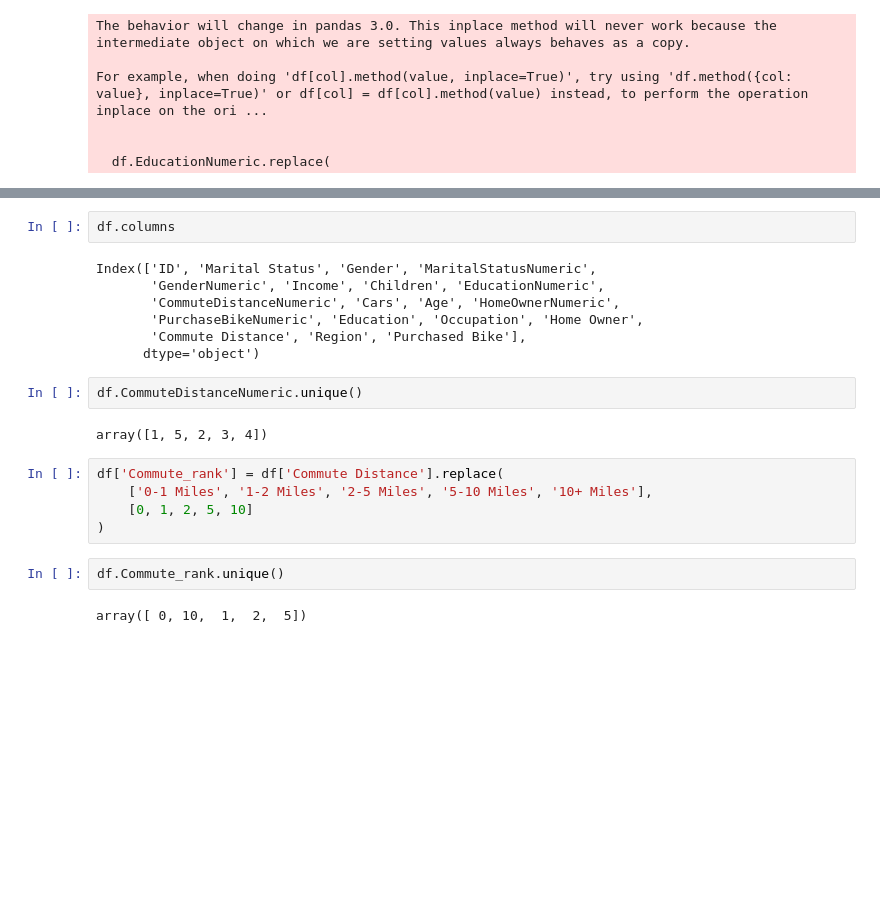
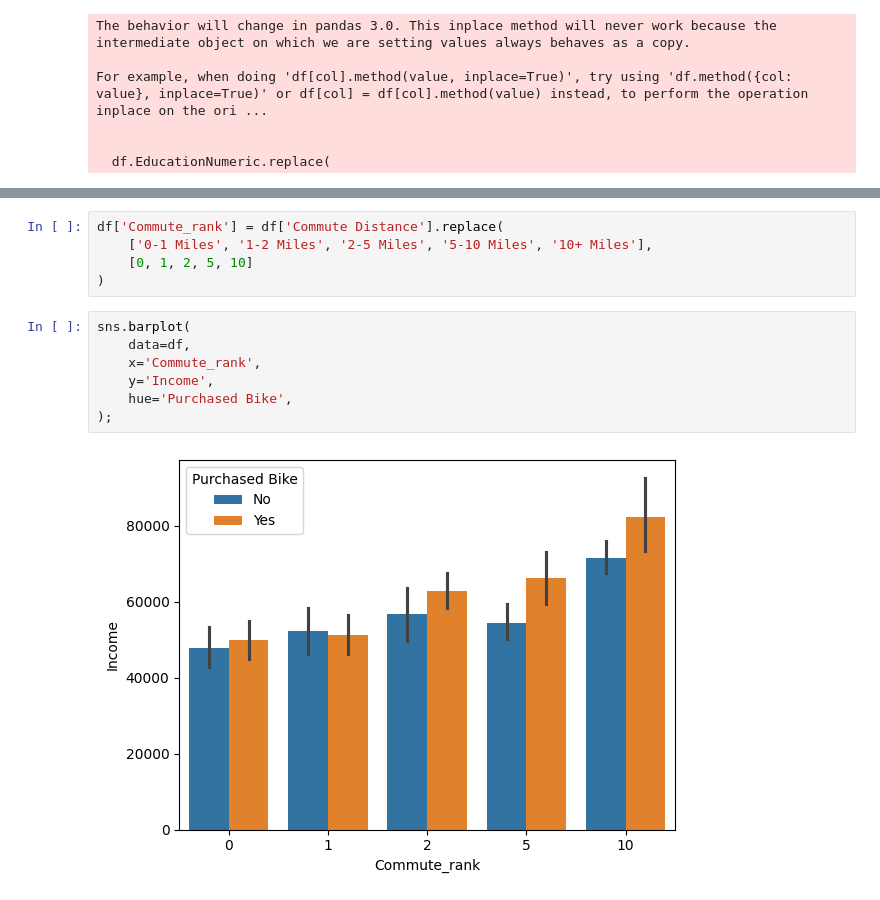
Before and after one commit to lewinskie254/eda, a Jupyter notebook: Anova_Link_2.ipynb, the cells around one changed output, grey strips where cells are left out. Saved outputs shown, nothing was run; the diff lists cells and outputs as text; blank space fills up the shorter version.

```diff
--- a/Anova_Link_2.ipynb
+++ b/Anova_Link_2.ipynb
@@ -84,22 +71,14 @@ dtype: int64
-# %%
-df.columns
-# %% [output]
-Index(['ID', 'Marital Status', 'Gender', 'MaritalStatusNumeric',
-       'GenderNumeric', 'Income', 'Children', 'EducationNumeric',
-       'CommuteDistanceNumeric', 'Cars', 'Age', 'HomeOwnerNumeric',
-       'PurchaseBikeNumeric', 'Education', 'Occupation', 'Home Owner',
-       'Commute Distance', 'Region', 'Purchased Bike'],
-      dtype='object')
-# %%
-df.CommuteDistanceNumeric.unique()
-# %% [output]
-array([1, 5, 2, 3, 4])
 # %%
 df['Commute_rank'] = df['Commute Distance'].replace(
     ['0-1 Miles', '1-2 Miles', '2-5 Miles', '5-10 Miles', '10+ Miles'],
     [0, 1, 2, 5, 10]
 )
-# %%
-df.Commute_rank.unique()
-# %% [output]
-array([ 0, 10,  1,  2,  5])
+# %%
+sns.barplot(
+    data=df,
+    x='Commute_rank',
+    y='Income',
+    hue='Purchased Bike',
+);
+# %% [output]
+[figure, added]
```
Also changed, not shown: parts of 3 cells of this notebook.
